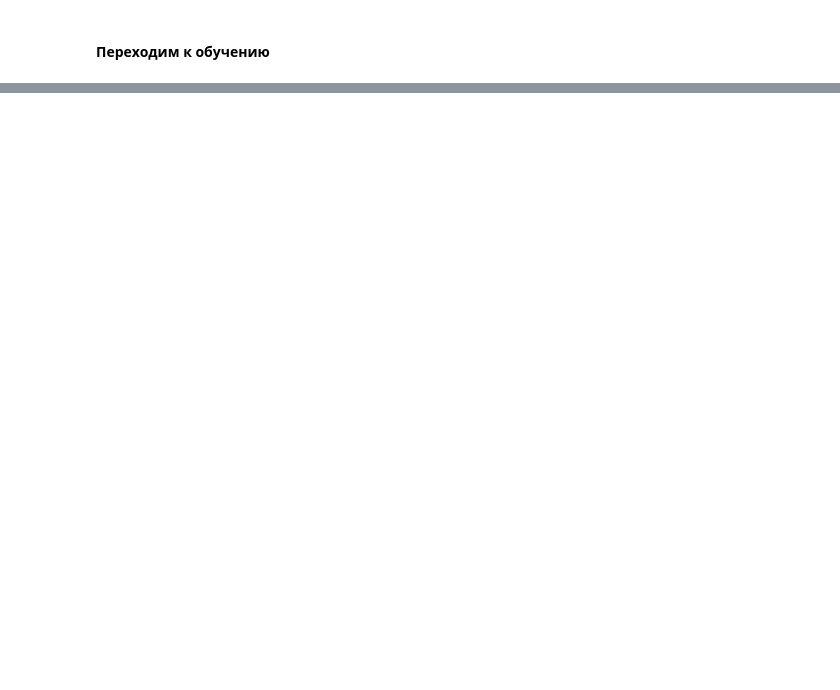
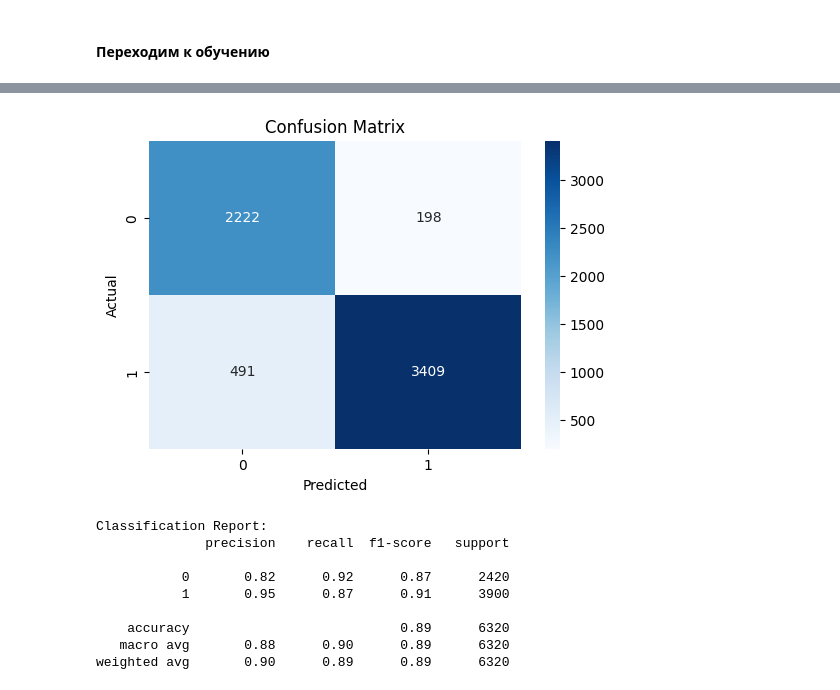
Before and after one commit to valerysukmanyuk/ML_HSE, a Jupyter notebook: HW_3/HW_3.ipynb, the cells around one changed output, grey strips where cells are left out. Cells and saved outputs as stored; diff of their text form; code cells hidden in the pictures; blank space fills up the shorter version.

```diff
--- a/HW_3/HW_3.ipynb
+++ b/HW_3/HW_3.ipynb
@@ -174,0 +265,18 @@ KeyboardInterrupt:
+# %%
+# Получаем предсказания модели
+y_pred_proba = model.predict(X_test)
+y_pred = (y_pred_proba > 0.5).astype(int)
+
+# Строим confusion matrix
+cm = confusion_matrix(y_test, y_pred)
+
+plt.figure(figsize=(6, 4))
+sns.heatmap(cm, annot=True, fmt="d", cmap="Blues")
+plt.xlabel("Predicted")
+plt.ylabel("Actual")
+plt.title("Confusion Matrix")
+plt.show()
+
+print("\nClassification Report:")
+print(classification_report(y_test, y_pred))
+# %% [output]
@@ -174,0 +284,10 @@ KeyboardInterrupt:
+[figure, added]
+Classification Report:
+              precision    recall  f1-score   support
+
+           0       0.82      0.92      0.87      2420
+           1       0.95      0.87      0.91      3900
+
+    accuracy                           0.89      6320
+   macro avg       0.88      0.90      0.89      6320
+weighted avg       0.90      0.89      0.89      6320
```
Also changed, not shown: parts of 18 cells of this notebook, 1 other file.
